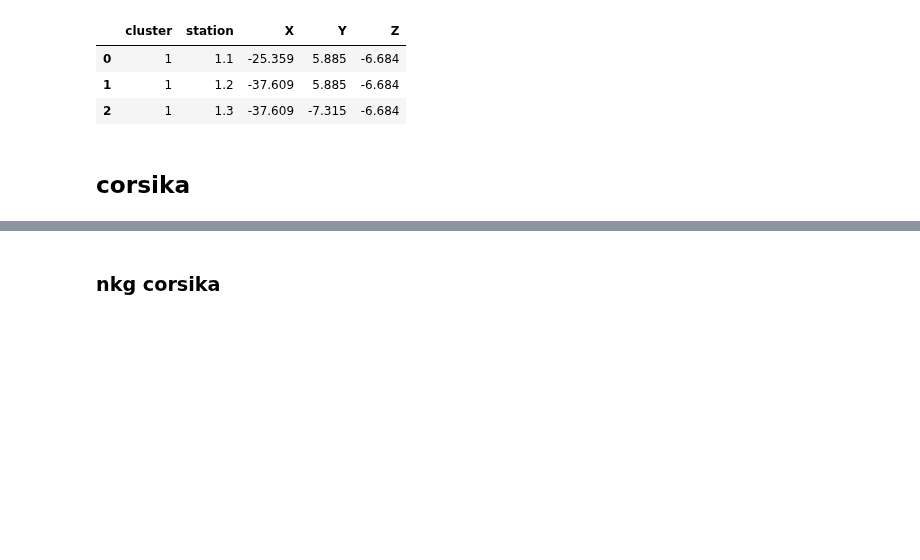
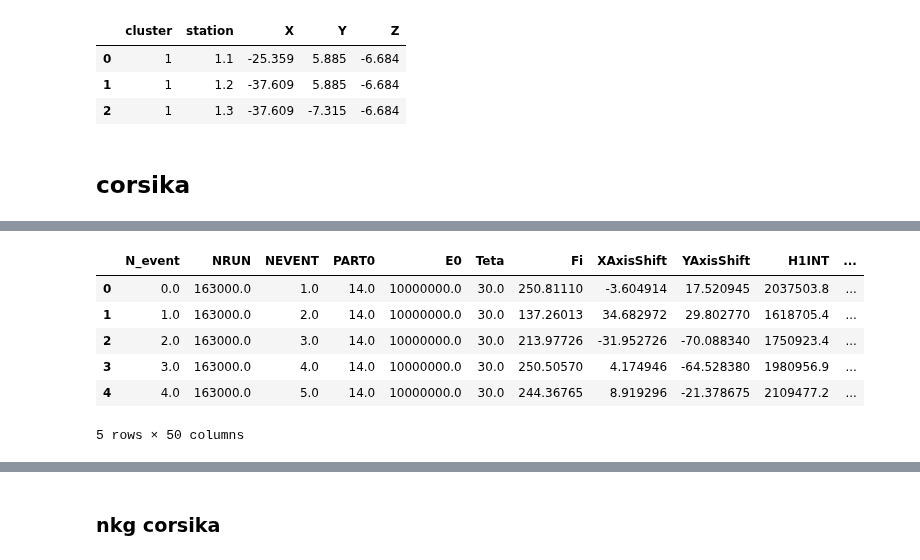
Before and after one commit to matalhim/sdf, a Jupyter notebook: corsika/cg.ipynb, the cells around one changed output, grey strips where cells are left out. Saved outputs shown, nothing was run; the diff lists cells and outputs as text; code cells hidden in the pictures; blank space fills up the shorter version.

```diff
--- a/corsika/cg.ipynb
+++ b/corsika/cg.ipynb
@@ -43,0 +44,15 @@ params_df.head(3)
+# %%
+geant_df = pd.read_csv(f'../corsika_geant/csv_output/p{run}_2022.csv', converters={
+    "AmplKSM": eval, "hSM": eval, "nTrackSMX": eval, "nTrackSMY": eval, "nTrackSM": eval,
+    "hSM0": eval, "nTrackSMX0": eval, "nTrackSMY0": eval, "nTrackSM0": eval,
+    "EdepCntSCT": eval, "EdepDetNE": eval, "TimDetNE": eval, "EdepStNE": eval, "TimStNE": eval
+})
+geant_df.head(5)
+# %% [output]
+|  | N_event | NRUN | NEVENT | PART0 | E0 | Teta | Fi | XAxisShift | YAxisShift | H1INT | ... |
+| 0 | 0.0 | 163000.0 | 1.0 | 14.0 | 10000000.0 | 30.0 | 250.81110 | -3.604914 | 17.520945 | 2037503.8 | ... |
+| 1 | 1.0 | 163000.0 | 2.0 | 14.0 | 10000000.0 | 30.0 | 137.26013 | 34.682972 | 29.802770 | 1618705.4 | ... |
+| 2 | 2.0 | 163000.0 | 3.0 | 14.0 | 10000000.0 | 30.0 | 213.97726 | -31.952726 | -70.088340 | 1750923.4 | ... |
+| 3 | 3.0 | 163000.0 | 4.0 | 14.0 | 10000000.0 | 30.0 | 250.50570 | 4.174946 | -64.528380 | 1980956.9 | ... |
+| 4 | 4.0 | 163000.0 | 5.0 | 14.0 | 10000000.0 | 30.0 | 244.36765 | 8.919296 | -21.378675 | 2109477.2 | ... |
+5 rows × 50 columns
```
Also changed, not shown: parts of 10 cells of this notebook, 3 other files.
